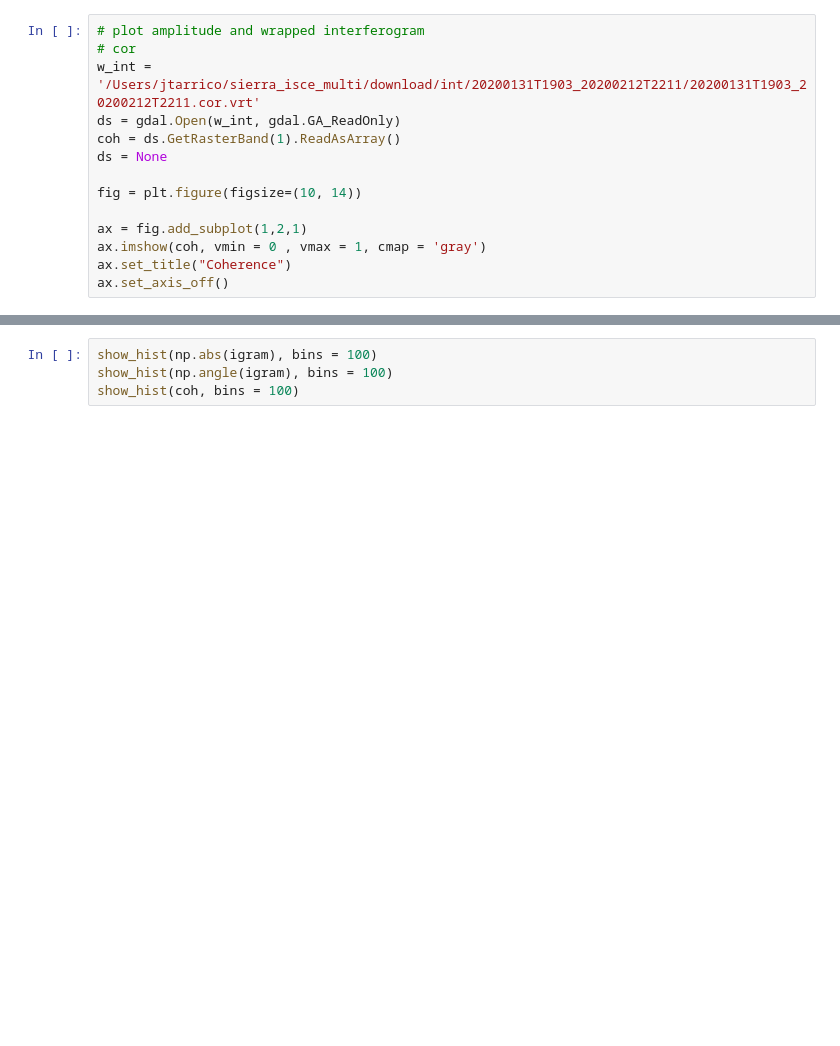
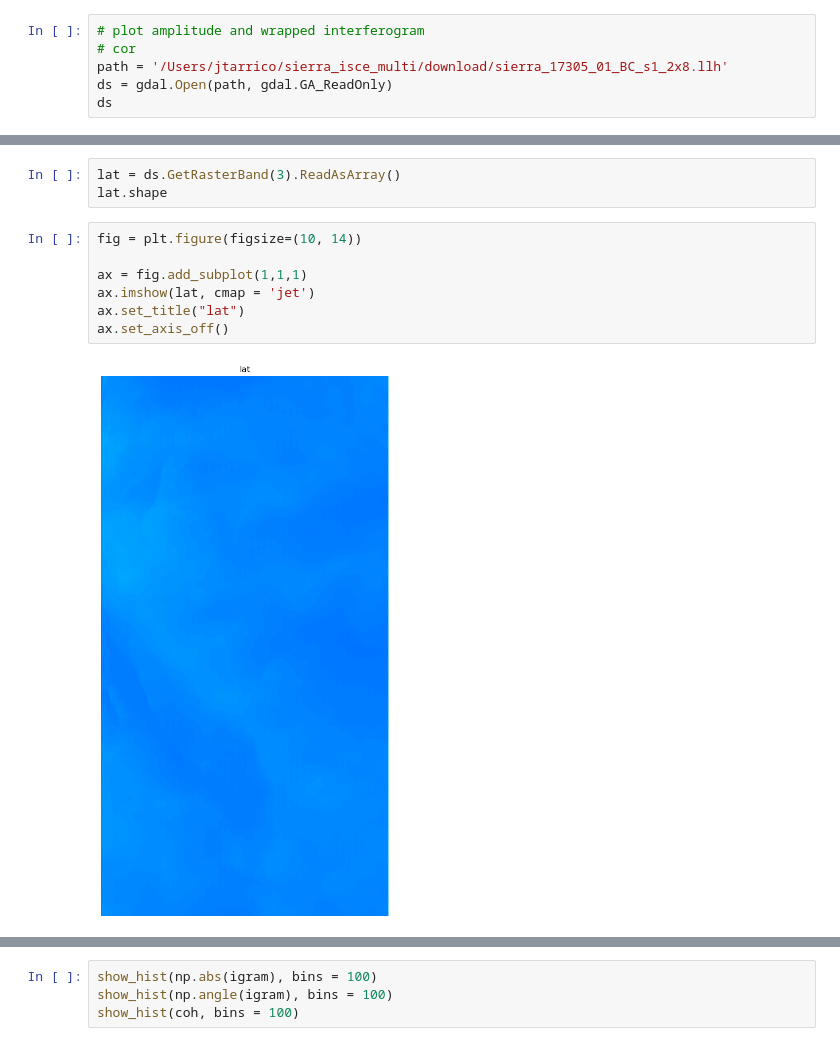
Before and after one commit to jacktarricone/ch3_fusion, a Jupyter notebook: int_plot_test.ipynb, the cells around one changed output, grey strips where cells are left out. Drawn from its saved outputs; the diff is of its cells as text; blank space fills up the shorter version.

```diff
--- a/int_plot_test.ipynb
+++ b/int_plot_test.ipynb
@@ -16,15 +16,7 @@ from rasterio.plot import show_hist #histograms of raster data
 # %%
 # plot amplitude and wrapped interferogram
 # cor
-w_int = '/Users/jtarrico/sierra_isce_multi/download/int/20200131T1903_20200212T2211/20200131T1903_20200212T2211.cor.vrt'
-ds = gdal.Open(w_int, gdal.GA_ReadOnly)
-coh = ds.GetRasterBand(1).ReadAsArray()
-ds = None
-
-fig = plt.figure(figsize=(10, 14))
-
-ax = fig.add_subplot(1,2,1)
-ax.imshow(coh, vmin = 0 , vmax = 1, cmap = 'gray')
-ax.set_title("Coherence")
-ax.set_axis_off()
+path = '/Users/jtarrico/sierra_isce_multi/download/sierra_17305_01_BC_s1_2x8.llh'
+ds = gdal.Open(path, gdal.GA_ReadOnly)
+ds
 # %% [output]
@@ -32,3 +137,15 @@ ax.set_axis_off()
+# %%
+lat = ds.GetRasterBand(3).ReadAsArray()
+lat.shape
+# %%
+fig = plt.figure(figsize=(10, 14))
+
+ax = fig.add_subplot(1,1,1)
+ax.imshow(lat, cmap = 'jet')
+ax.set_title("lat")
+ax.set_axis_off()
+# %% [output]
+[figure, added]
 # %%
 # plot amplitude and wrapped interferogram
 
```
Also changed, not shown: parts of 7 cells of this notebook, 3 other files.
